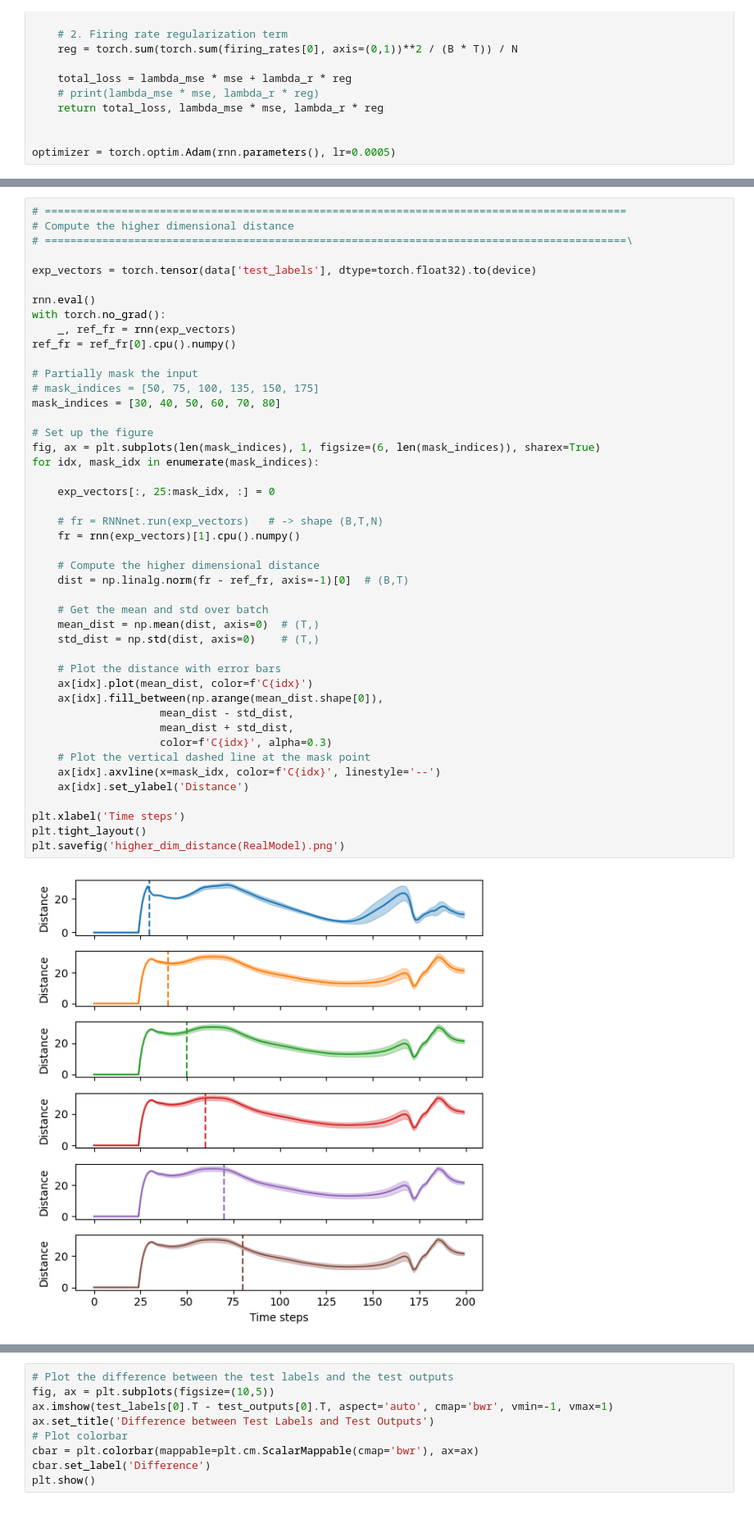
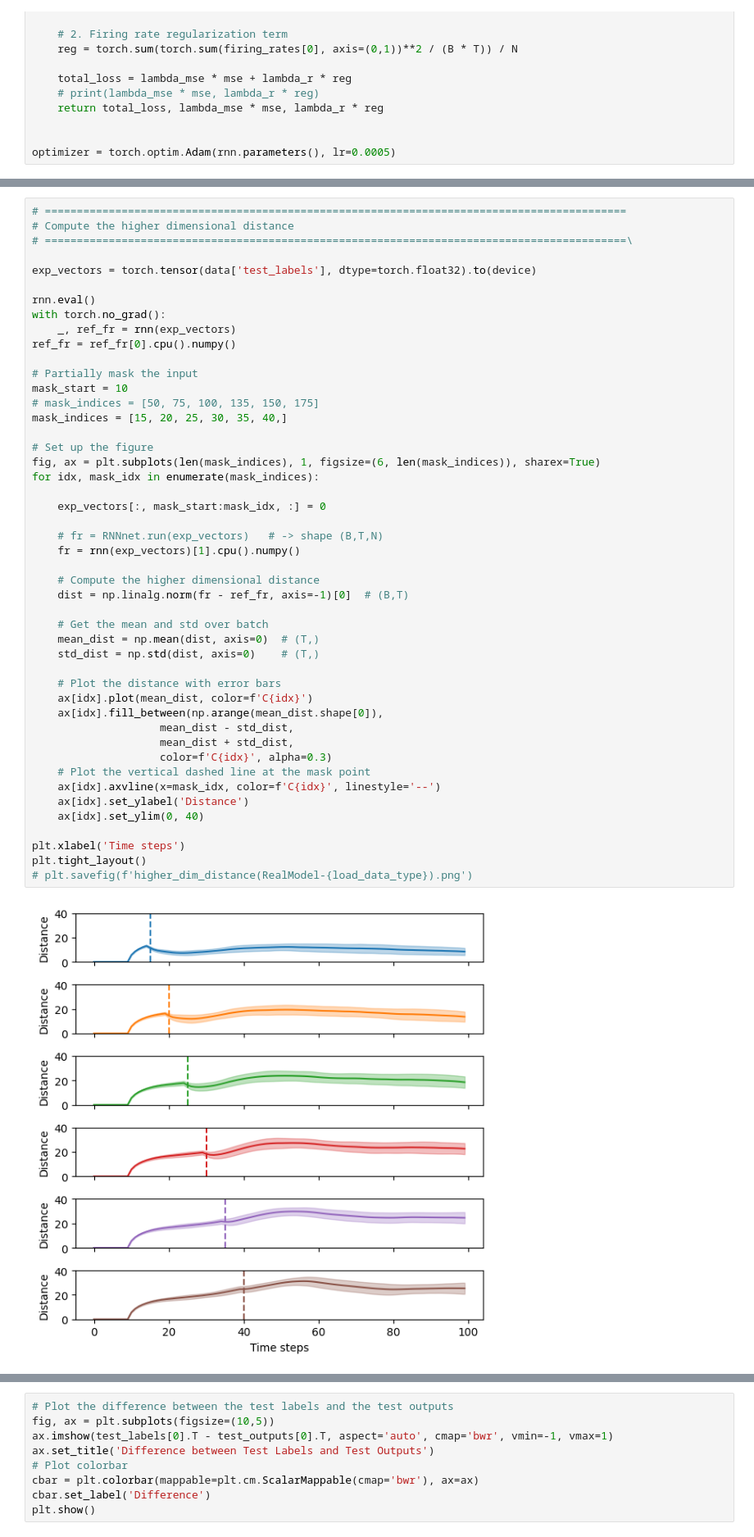
Before and after one commit to qrsyu/STCell, a Jupyter notebook: code/spacetime_task.ipynb, the cells around one changed output, grey strips where cells are left out. Shown at 82% size. Cells and saved outputs as stored; diff of their text form.

```diff
--- a/code/spacetime_task.ipynb
+++ b/code/spacetime_task.ipynb
@@ -182,37 +182,39 @@ with torch.no_grad():
 ref_fr = ref_fr[0].cpu().numpy()
 
 # Partially mask the input
+mask_start = 10
 # mask_indices = [50, 75, 100, 135, 150, 175]
-mask_indices = [30, 40, 50, 60, 70, 80]
+mask_indices = [15, 20, 25, 30, 35, 40,]
 
 # Set up the figure
 fig, ax = plt.subplots(len(mask_indices), 1, figsize=(6, len(mask_indices)), sharex=True)
 for idx, mask_idx in enumerate(mask_indices):
 
-    exp_vectors[:, 25:mask_idx, :] = 0
+    exp_vectors[:, mask_start:mask_idx, :] = 0
 
     # fr = RNNnet.run(exp_vectors)   # -> shape (B,T,N)
     fr = rnn(exp_vectors)[1].cpu().numpy()
 
     # Compute the higher dimensional distance
     dist = np.linalg.norm(fr - ref_fr, axis=-1)[0]  # (B,T)
 
     # Get the mean and std over batch
     mean_dist = np.mean(dist, axis=0)  # (T,)
     std_dist = np.std(dist, axis=0)    # (T,)
 
     # Plot the distance with error bars
     ax[idx].plot(mean_dist, color=f'C{idx}')
     ax[idx].fill_between(np.arange(mean_dist.shape[0]),
                     mean_dist - std_dist,
                     mean_dist + std_dist,
                     color=f'C{idx}', alpha=0.3)
     # Plot the vertical dashed line at the mask point
     ax[idx].axvline(x=mask_idx, color=f'C{idx}', linestyle='--')
     ax[idx].set_ylabel('Distance')
+    ax[idx].set_ylim(0, 40)
 
 plt.xlabel('Time steps')
 plt.tight_layout()
-plt.savefig('higher_dim_distance(RealModel).png')
+# plt.savefig(f'higher_dim_distance(RealModel-{load_data_type}).png')
 # %% [output]
-[figure, old version]
+[figure, new version]
```
Also changed, not shown: parts of 25 cells of this notebook, 7 other files.
